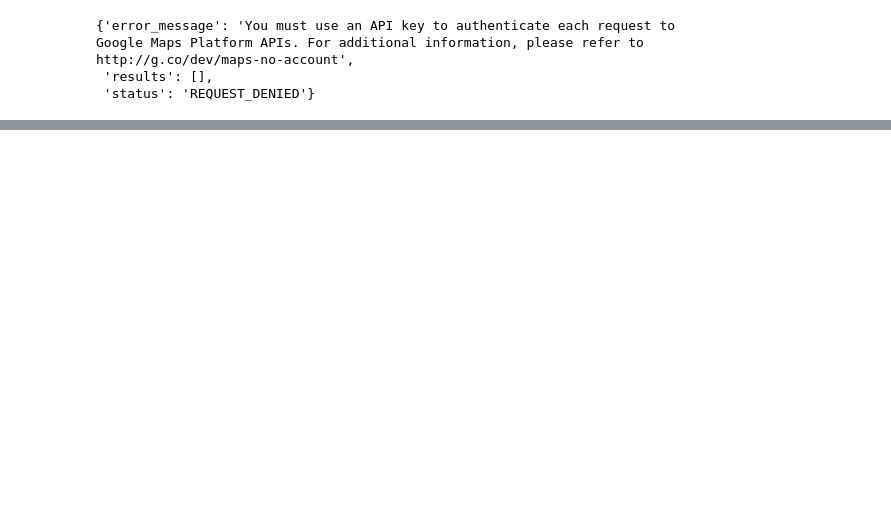
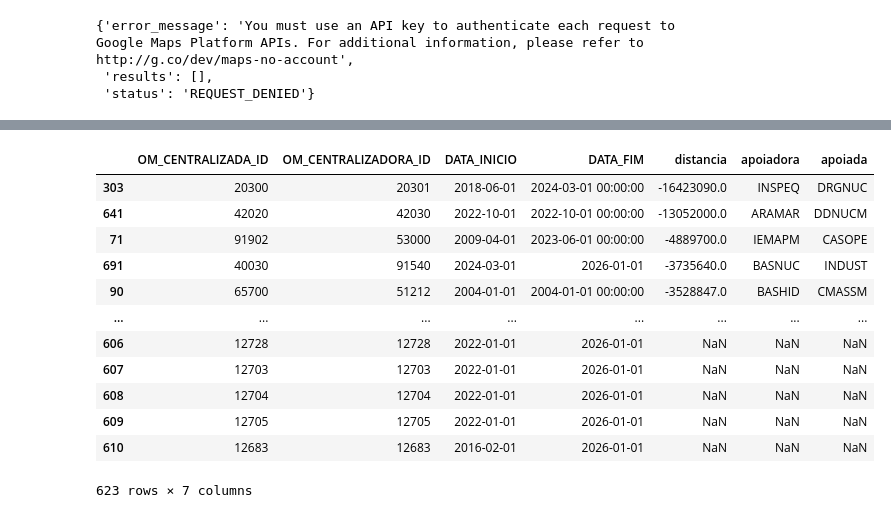
Before and after one commit to ffserro/MVP, a Jupyter notebook: mvp.ipynb, the cells around one changed output, grey strips where cells are left out. Cells and saved outputs as stored; diff of their text form; code cells hidden in the pictures; blank space fills up the shorter version.

```diff
--- a/mvp.ipynb
+++ b/mvp.ipynb
@@ -171,8 +139,0 @@ geopy.exc.GeocoderTimedOut: Non-successful status code 503
-# %%
-import time
-
-enderecos = []
-
-for _, row in om_info.iterrows():
-  enderecos.append(geolocator.geocode(row.ENDERECO))
-  print(_)
@@ -255,6 +142,27 @@ centralizadas.TIPO_CENTRALIZACAO_ID.value_counts()
 tradutor_id_codigo = {row.ID: row.CODIGO for _, row in om_info.iterrows()}
 
 centralizadas[['OM_CENTRALIZADA_ID', 'OM_CENTRALIZADORA_ID']] = centralizadas[['OM_CENTRALIZADA_ID', 'OM_CENTRALIZADORA_ID']].replace(tradutor_id_codigo)
+# %%
+centralizadas['distancia'] = centralizadas['OM_CENTRALIZADA_ID'].map(om_info.set_index('CODIGO')['CEP']) - centralizadas['OM_CENTRALIZADORA_ID'].map(om_info.set_index('CODIGO')['CEP'])
+# %%
+centralizadas['apoiadora'] = centralizadas['OM_CENTRALIZADORA_ID'].map(om_info.set_index('CODIGO')['INDICATIVO_NAVAL'])
+centralizadas['apoiada'] = centralizadas['OM_CENTRALIZADA_ID'].map(om_info.set_index('CODIGO')['INDICATIVO_NAVAL'])
+# %%
+centralizadas.sort_values(by='distancia')
+# %% [output]
+|  | OM_CENTRALIZADA_ID | OM_CENTRALIZADORA_ID | DATA_INICIO | DATA_FIM | distancia | apoiadora | apoiada |
+| 303 | 20300 | 20301 | 2018-06-01 | 2024-03-01 00:00:00 | -16423090.0 | INSPEQ | DRGNUC |
+| 641 | 42020 | 42030 | 2022-10-01 | 2022-10-01 00:00:00 | -13052000.0 | ARAMAR | DDNUCM |
+| 71 | 91902 | 53000 | 2009-04-01 | 2023-06-01 00:00:00 | -4889700.0 | IEMAPM | CASOPE |
+| 691 | 40030 | 91540 | 2024-03-01 | 2026-01-01 | -3735640.0 | BASNUC | INDUST |
+| 90 | 65700 | 51212 | 2004-01-01 | 2004-01-01 00:00:00 | -3528847.0 | BASHID | CMASSM |
+| ... | ... | ... | ... | ... | ... | ... | ... |
+| 606 | 12728 | 12728 | 2022-01-01 | 2026-01-01 | NaN | NaN | NaN |
+| 607 | 12703 | 12703 | 2022-01-01 | 2026-01-01 | NaN | NaN | NaN |
+| 608 | 12704 | 12704 | 2022-01-01 | 2026-01-01 | NaN | NaN | NaN |
+| 609 | 12705 | 12705 | 2022-01-01 | 2026-01-01 | NaN | NaN | NaN |
+| 610 | 12683 | 12683 | 2016-02-01 | 2026-01-01 | NaN | NaN | NaN |
+623 rows × 7 columns
 # %%
 # Filtrando apenas as OM que possuem dados de todo o período observado (80 meses)
 mmm = mmm[(mmm.codigo.isin((mmm.codigo.value_counts()==80).index)) & ~(mmm.nome.str.contains('TREINA'))]
```
Also changed, not shown: parts of 20 cells of this notebook.
